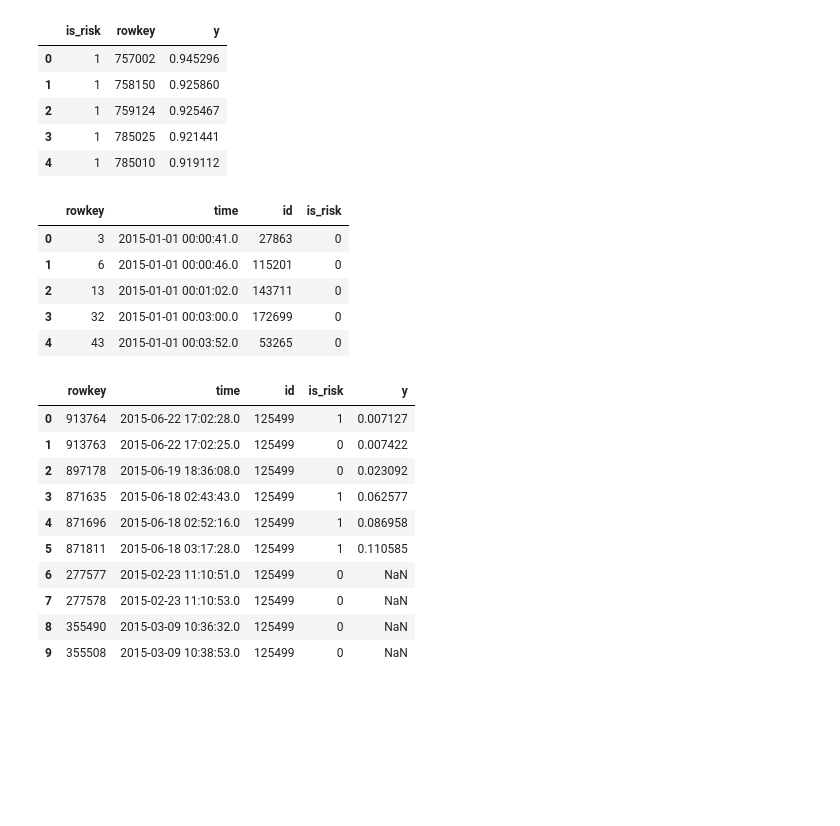
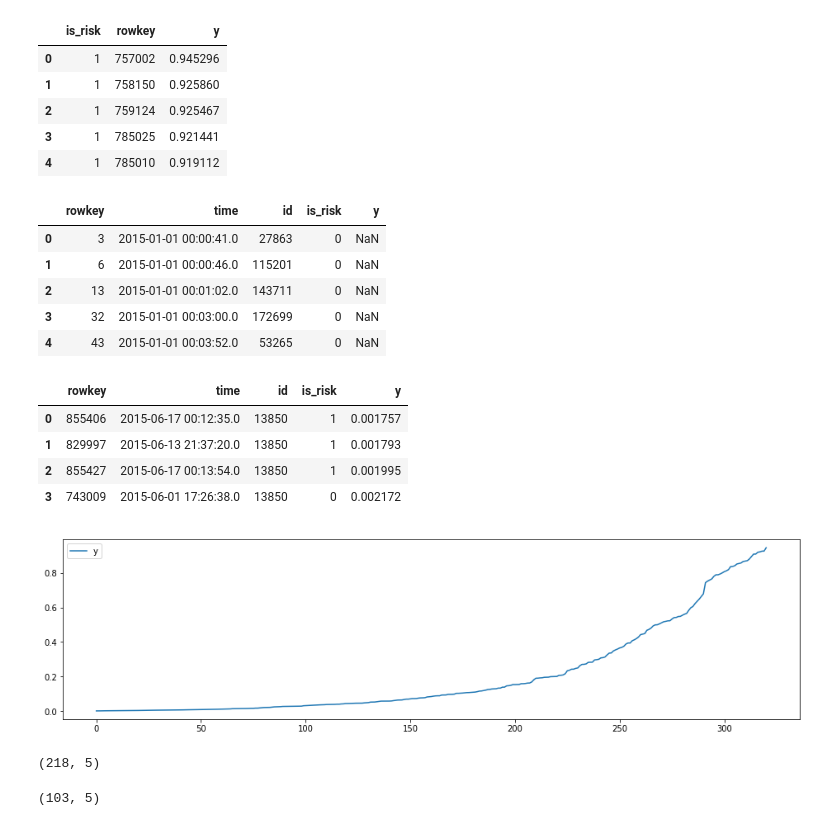
Before and after one commit to hadoop73/jdd, a Jupyter notebook: codes/pdata_an.ipynb, the cells around one changed output. Cells and saved outputs as stored; diff of their text form; code cells hidden in the pictures; blank space fills up the shorter version.

```diff
--- a/codes/pdata_an.ipynb
+++ b/codes/pdata_an.ipynb
@@ -15,10 +17,11 @@ lgb80.head()
 # %%
 trade = pd.read_csv('../datas/t_trade.csv')
+trade = trade.merge(lgb80[['rowkey','y']],on='rowkey',how='left')
 trade.head()
 # %% [output]
-|  | rowkey | time | id | is_risk |
-| 0 | 3 | 2015-01-01 00:00:41.0 | 27863 | 0 |
-| 1 | 6 | 2015-01-01 00:00:46.0 | 115201 | 0 |
-| 2 | 13 | 2015-01-01 00:01:02.0 | 143711 | 0 |
-| 3 | 32 | 2015-01-01 00:03:00.0 | 172699 | 0 |
-| 4 | 43 | 2015-01-01 00:03:52.0 | 53265 | 0 |
+|  | rowkey | time | id | is_risk | y |
+| 0 | 3 | 2015-01-01 00:00:41.0 | 27863 | 0 | NaN |
+| 1 | 6 | 2015-01-01 00:00:46.0 | 115201 | 0 | NaN |
+| 2 | 13 | 2015-01-01 00:01:02.0 | 143711 | 0 | NaN |
+| 3 | 32 | 2015-01-01 00:03:00.0 | 172699 | 0 | NaN |
+| 4 | 43 | 2015-01-01 00:03:52.0 | 53265 | 0 | NaN |
@@ -27,15 +28,23 @@ trade = trade.merge(lgb80[['rowkey','y']],on='rowkey',how='left')
 # %%
-p0 = trade[trade['id']==125499].sort_values('y').reset_index(drop=True)
+p0 = trade[trade['id']==13850].sort_values('y').reset_index(drop=True)
 p0.head(50)
 # %% [output]
 |  | rowkey | time | id | is_risk | y |
-| 0 | 913764 | 2015-06-22 17:02:28.0 | 125499 | 1 | 0.007127 |
-| 1 | 913763 | 2015-06-22 17:02:25.0 | 125499 | 0 | 0.007422 |
-| 2 | 897178 | 2015-06-19 18:36:08.0 | 125499 | 0 | 0.023092 |
-| 3 | 871635 | 2015-06-18 02:43:43.0 | 125499 | 1 | 0.062577 |
-| 4 | 871696 | 2015-06-18 02:52:16.0 | 125499 | 1 | 0.086958 |
-| 5 | 871811 | 2015-06-18 03:17:28.0 | 125499 | 1 | 0.110585 |
-| 6 | 277577 | 2015-02-23 11:10:51.0 | 125499 | 0 | NaN |
-| 7 | 277578 | 2015-02-23 11:10:53.0 | 125499 | 0 | NaN |
-| 8 | 355490 | 2015-03-09 10:36:32.0 | 125499 | 0 | NaN |
-| 9 | 355508 | 2015-03-09 10:38:53.0 | 125499 | 0 | NaN |
+| 0 | 855406 | 2015-06-17 00:12:35.0 | 13850 | 1 | 0.001757 |
+| 1 | 829997 | 2015-06-13 21:37:20.0 | 13850 | 1 | 0.001793 |
+| 2 | 855427 | 2015-06-17 00:13:54.0 | 13850 | 1 | 0.001995 |
+| 3 | 743009 | 2015-06-01 17:26:38.0 | 13850 | 0 | 0.002172 |
+# %%
+a = p1[['y']].sort_values('y').reset_index(drop=True)
+a.plot(figsize=(16,4))
+plt.show()
+# %% [output]
+[figure, added]
+# %%
+p1[p1['y']<=0.2].shape
+# %% [output]
+(218, 5)
+# %%
+p1[p1['y']>0.2].shape
+# %% [output]
+(103, 5)
```
Also changed, not shown: parts of 4 cells of this notebook, 2 other files.
